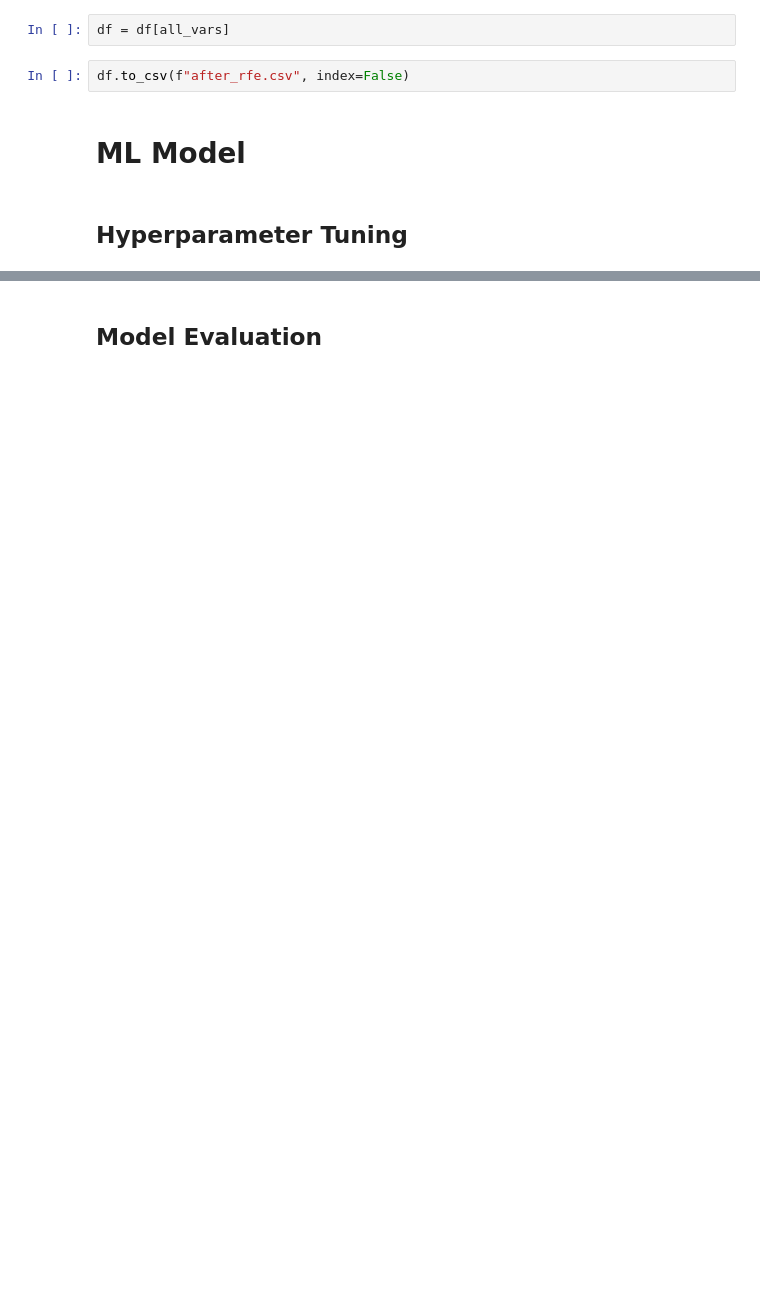
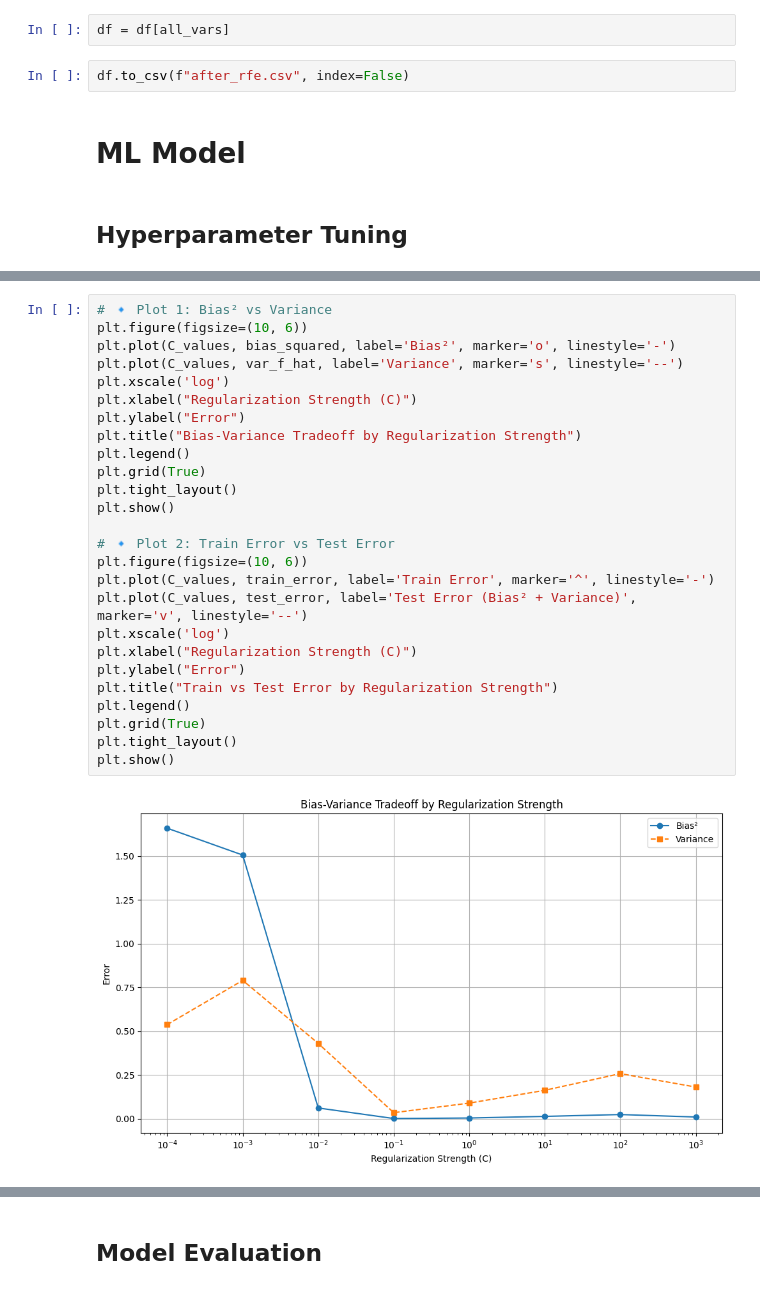
Before and after one commit to ndstt/01204314-65-Statistics-for-Computer-Engineering-Applications, a Jupyter notebook: final_project/part2.2/part2_2.ipynb, the cells around one changed output, grey strips where cells are left out. Saved outputs shown, nothing was run; the diff lists cells and outputs as text; blank space fills up the shorter version.

```diff
--- a/final_project/part2.2/part2_2.ipynb
+++ b/final_project/part2.2/part2_2.ipynb
@@ -659,0 +864,28 @@ df.to_csv(f"after_rfe.csv", index=False)
+# %%
+# 🔹 Plot 1: Bias² vs Variance
+plt.figure(figsize=(10, 6))
+plt.plot(C_values, bias_squared, label='Bias²', marker='o', linestyle='-')
+plt.plot(C_values, var_f_hat, label='Variance', marker='s', linestyle='--')
+plt.xscale('log')
+plt.xlabel("Regularization Strength (C)")
+plt.ylabel("Error")
+plt.title("Bias-Variance Tradeoff by Regularization Strength")
+plt.legend()
+plt.grid(True)
+plt.tight_layout()
+plt.show()
+
+# 🔹 Plot 2: Train Error vs Test Error
+plt.figure(figsize=(10, 6))
+plt.plot(C_values, train_error, label='Train Error', marker='^', linestyle='-')
+plt.plot(C_values, test_error, label='Test Error (Bias² + Variance)', marker='v', linestyle='--')
+plt.xscale('log')
+plt.xlabel("Regularization Strength (C)")
+plt.ylabel("Error")
+plt.title("Train vs Test Error by Regularization Strength")
+plt.legend()
+plt.grid(True)
+plt.tight_layout()
+plt.show()
+# %% [output]
+[figure, added]
```
Also changed, not shown: parts of 20 cells of this notebook, 8 other files.
